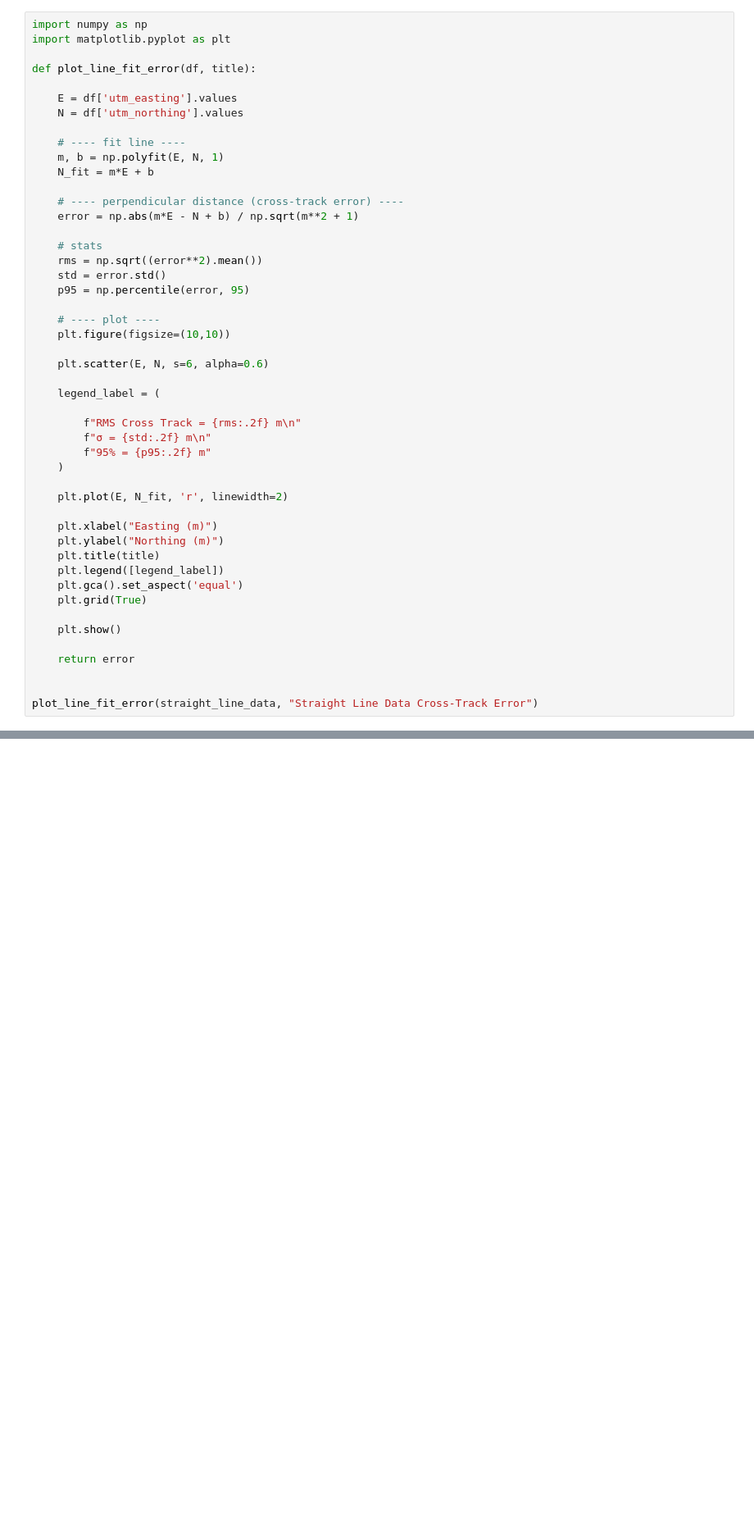
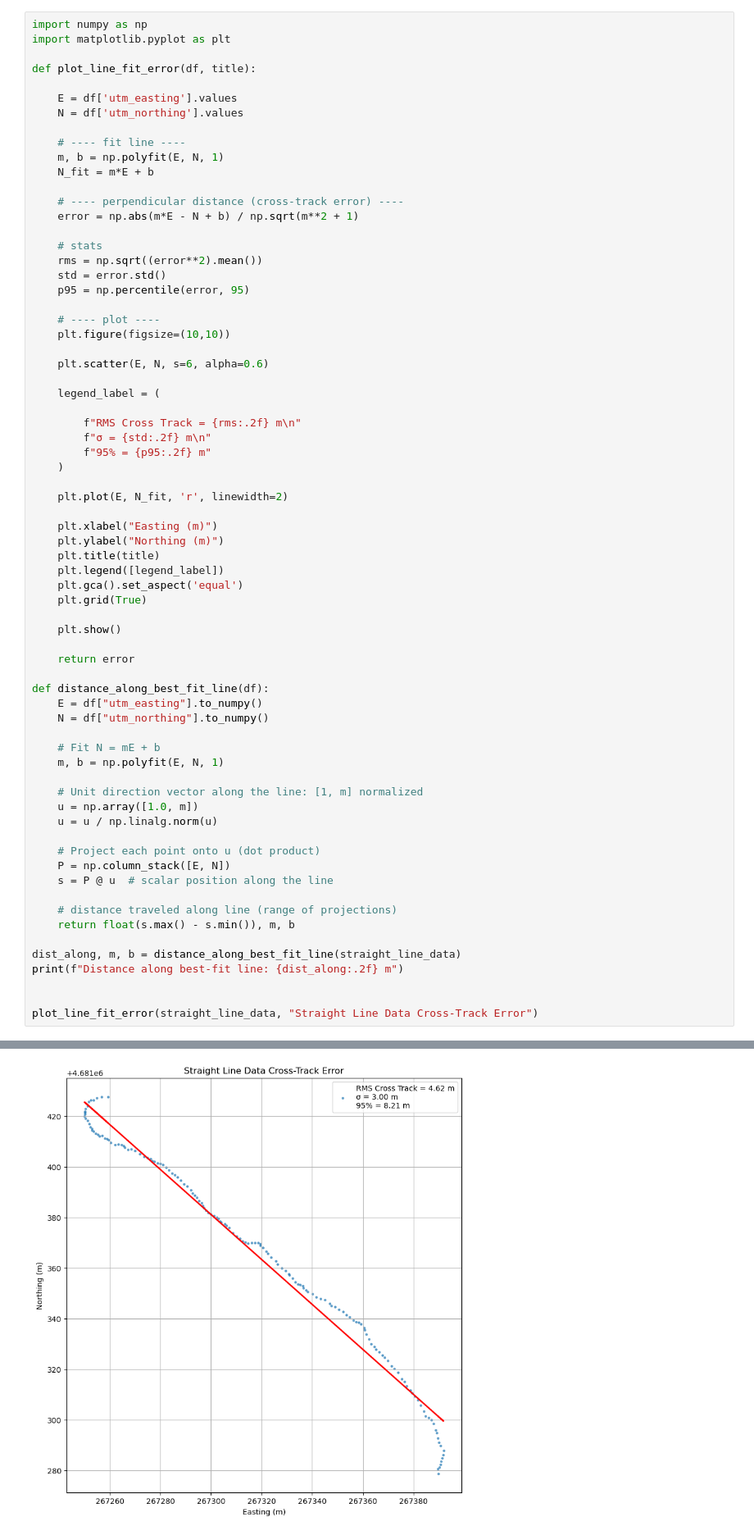
Before and after one commit to ramirez-adr/EECE5554, a Jupyter notebook: LAB1/src/humble_data_analysis.ipynb, the cells around one changed output, grey strips where cells are left out. Shown at 82% size. Saved outputs shown, nothing was run; the diff lists cells and outputs as text; blank space fills up the shorter version.

```diff
--- a/LAB1/src/humble_data_analysis.ipynb
+++ b/LAB1/src/humble_data_analysis.ipynb
@@ -241,5 +249,27 @@ def plot_line_fit_error(df, title):
 
     return error
 
+def distance_along_best_fit_line(df):
+    E = df["utm_easting"].to_numpy()
+    N = df["utm_northing"].to_numpy()
+
+    # Fit N = mE + b
+    m, b = np.polyfit(E, N, 1)
+
+    # Unit direction vector along the line: [1, m] normalized
+    u = np.array([1.0, m])
+    u = u / np.linalg.norm(u)
+
+    # Project each point onto u (dot product)
+    P = np.column_stack([E, N])
+    s = P @ u  # scalar position along the line
+
+    # distance traveled along line (range of projections)
+    return float(s.max() - s.min()), m, b
+
+dist_along, m, b = distance_along_best_fit_line(straight_line_data)
+print(f"Distance along best-fit line: {dist_along:.2f} m")
+
 
 plot_line_fit_error(straight_line_data, "Straight Line Data Cross-Track Error")
+# %% [output]
@@ -245,0 +277 @@ plot_line_fit_error(straight_line_data, "Straight Line Data Cross-Track Error")
+[figure, added]
```
Also changed, not shown: parts of 7 cells of this notebook, 2 other files.
